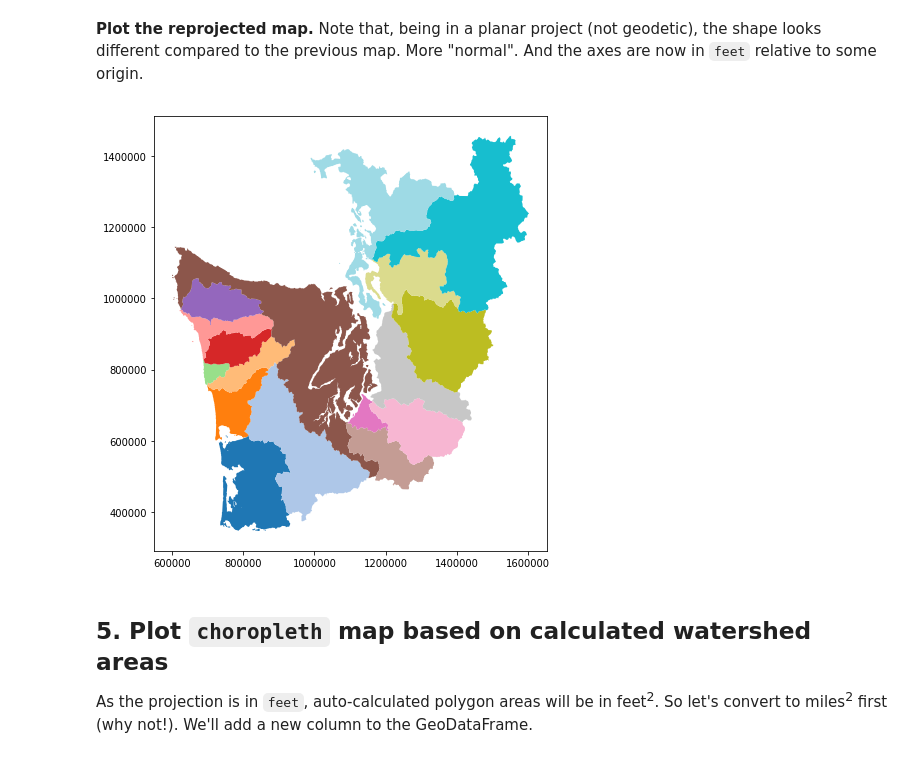
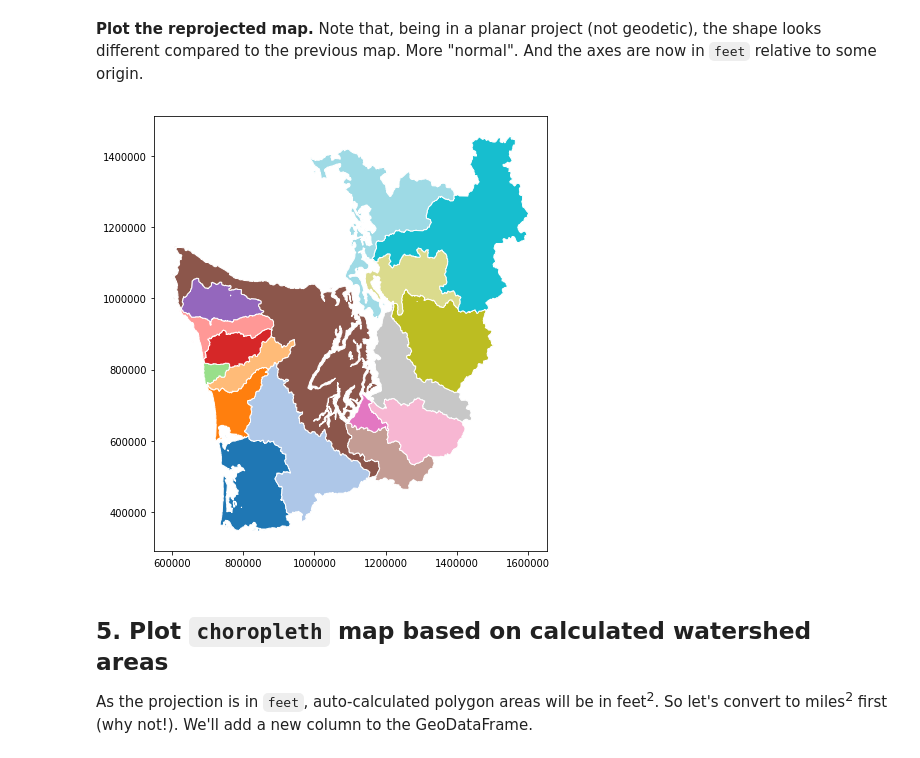
Before and after one commit to geohackweek/tutorial_contents, a Jupyter notebook: vector/notebooks/geopandas_advanced.ipynb, the cells around one changed output. Drawn from its saved outputs; the diff is of its cells as text; code cells hidden in the pictures.

```diff
--- a/vector/notebooks/geopandas_advanced.ipynb
+++ b/vector/notebooks/geopandas_advanced.ipynb
@@ -92,3 +95,6 @@ hydrobas_ww.plot(column='pfaf_7', cmap='tab20', categorical=True, figsize=(14, 8
+# %%
+hydrobas_ww = hydrobas_ww.rename(columns={'polygongeom': 'geometry'})
+hydrobas_ww._geometry_column_name = 'geometry'
 # %% [markdown]
 ## 4. Dissolve into larger watersheds, and reproject
 # %% [markdown]
@@ -97,5 +103,5 @@ Apply GeoDataFrame [dissolve](http://geopandas.org/aggregation_with_dissolve.htm
 # %%
-cols = ['pfaf_6', 'pfaf_7', 'polygongeom']
+cols = ['pfaf_6', 'pfaf_7', 'geometry']
 hydrobas_ww_p7 = hydrobas_ww[cols].dissolve(by='pfaf_7', aggfunc='first', as_index=False)
 len(hydrobas_ww_p7)
 # %% [output]
@@ -161,9 +167,10 @@ hydrobas_ww_p7_wasp = hydrobas_ww_p7.to_crs(epsg=2927)
 # %% [markdown]
 **Plot the reprojected map.** Note that, being in a planar project (not geodetic), the shape looks different compared to the previous map. More "normal". And the axes are now in `feet` relative to some origin.
 # %%
-hydrobas_ww_p7_wasp.plot(column='pfaf_7', cmap='tab20', categorical=True, figsize=(14, 8));
+hydrobas_ww_p7_wasp.plot(column='pfaf_7', cmap='tab20', categorical=True, edgecolor='white',
+                         figsize=(14, 8));
 # %% [output]
-[figure, old version]
+[figure, new version]
 # %% [markdown]
 ## 5. Plot `choropleth` map based on calculated watershed areas
 As the projection is in `feet`, auto-calculated polygon areas will be in feet<sup>2</sup>. So let's convert to miles<sup>2</sup> first (why not!). We'll add a new column to the GeoDataFrame.
```
Also changed, not shown: parts of 30 cells of this notebook.
